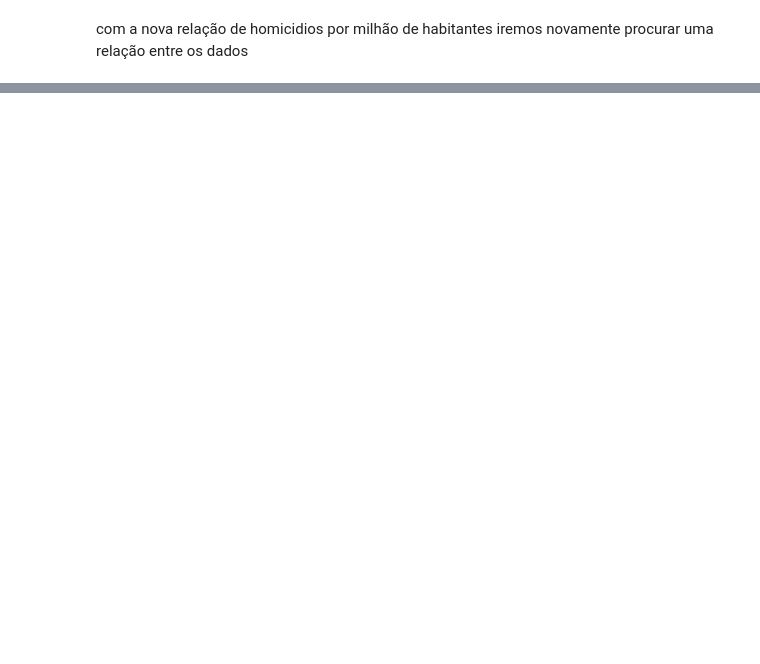
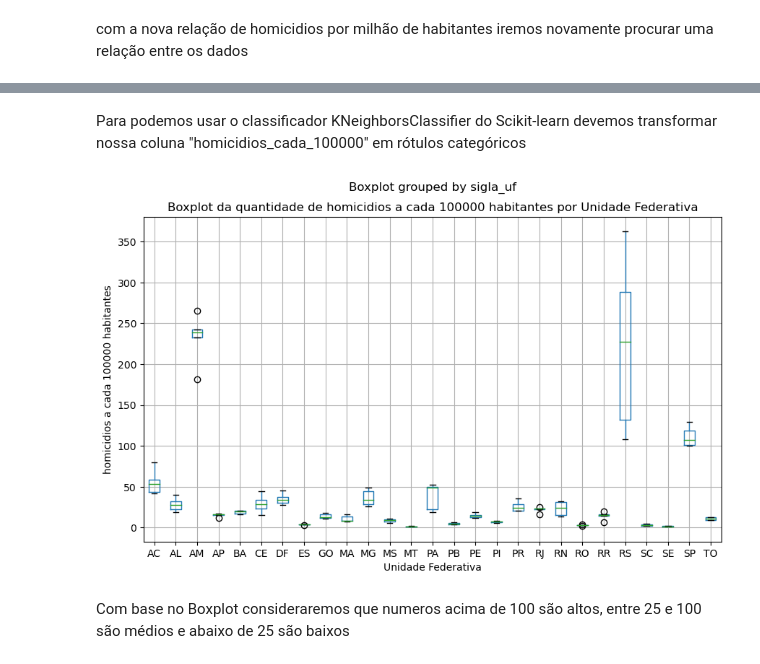
Before and after one commit to Iamiran1/Projeto-2---Ci-ncia-de-Dados, a Jupyter notebook: P2.ipynb, the cells around one changed output, grey strips where cells are left out. Drawn from its saved outputs; the diff is of its cells as text; code cells hidden in the pictures; blank space fills up the shorter version.

```diff
--- a/P2.ipynb
+++ b/P2.ipynb
@@ -558,0 +424,18 @@ plt.show()
+# %% [markdown]
+Para podemos usar o classificador KNeighborsClassifier do Scikit-learn devemos transformar nossa coluna "homicidios_cada_100000" em rótulos categóricos
+# %%
+# Criar uma figura com um subplot
+fig, ax = plt.subplots(figsize=(10, 6))
+
+# Boxplot da quantidade de homicidios a cada 100000 habitantes por UF
+dados_combinados.boxplot('homicidios_cada_100000', 'sigla_uf', ax=ax)
+ax.set_title('Boxplot da quantidade de homicidios a cada 100000 habitantes por Unidade Federativa')
+ax.set_xlabel('Unidade Federativa')
+ax.set_ylabel('homicidios a cada 100000 habitantes')
+
+# Exibir o terceiro gráfico
+plt.show()
+# %% [output]
+[figure, added]
+# %% [markdown]
+Com base no Boxplot consideraremos que numeros acima de 100 são altos, entre 25 e 100 são médios e abaixo de 25 são baixos
```
Also changed, not shown: parts of 46 cells of this notebook.
